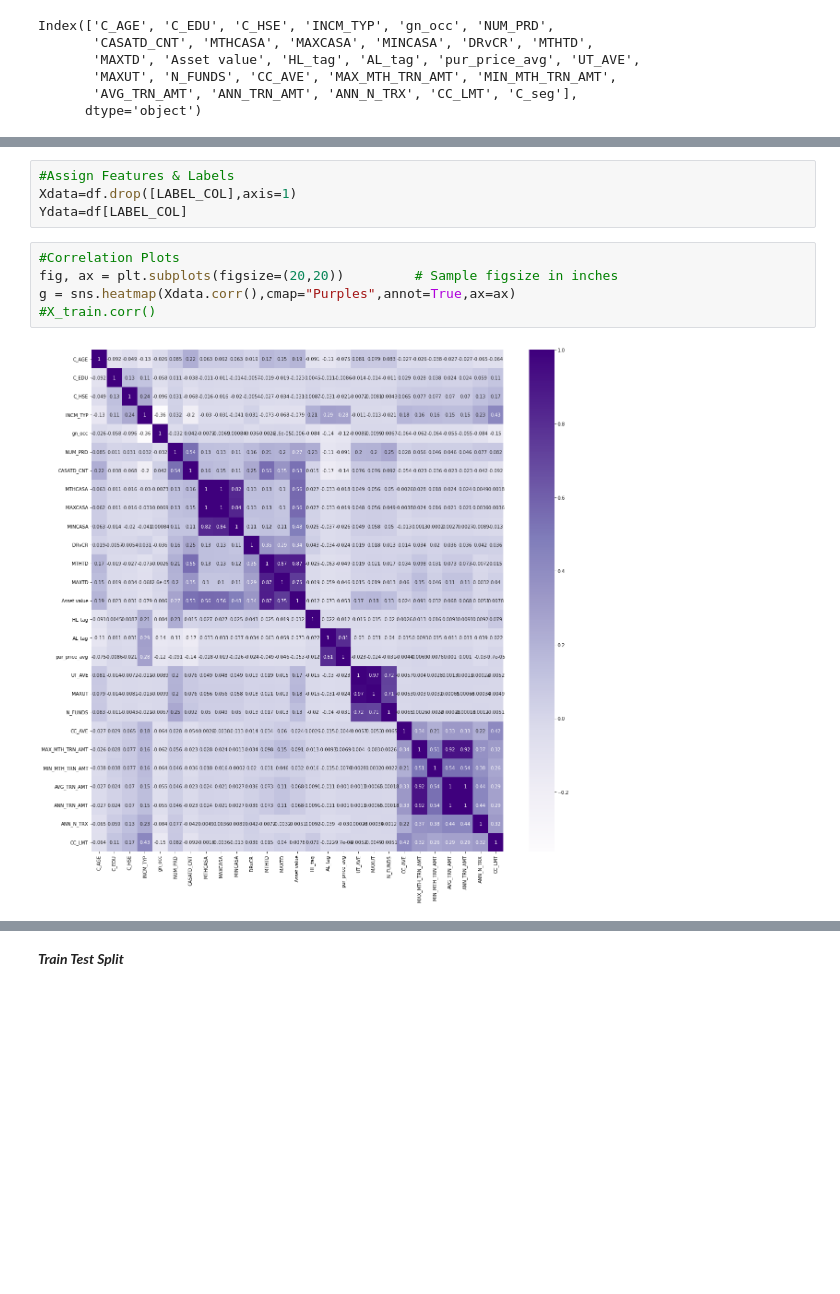
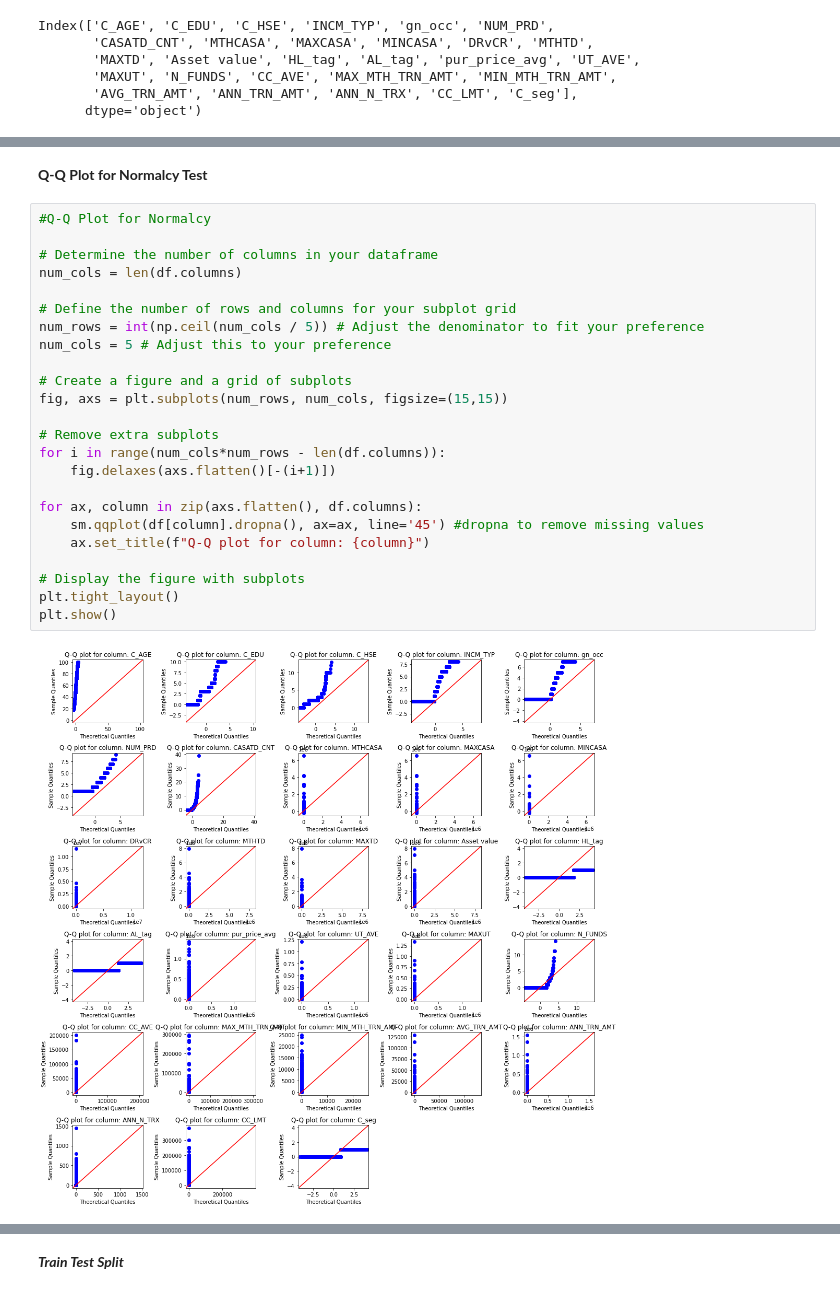
Before and after one commit to VinuKarthek/Machine-Learning, a Jupyter notebook: bank_affluent_classif/development/model.ipynb, the cells around one changed output, grey strips where cells are left out. Cells and saved outputs as stored; diff of their text form; blank space fills up the shorter version.

```diff
--- a/bank_affluent_classif/development/model.ipynb
+++ b/bank_affluent_classif/development/model.ipynb
@@ -135,11 +246,28 @@ p = df.hist(figsize = (20,10),bins=10,layout=(4,8))
-# %%
-#Assign Features & Labels
-Xdata=df.drop([LABEL_COL],axis=1)
-Ydata=df[LABEL_COL]
-# %%
-#Correlation Plots
-fig, ax = plt.subplots(figsize=(20,20))         # Sample figsize in inches
-g = sns.heatmap(Xdata.corr(),cmap="Purples",annot=True,ax=ax)
-#X_train.corr()
-# %% [output]
-[figure, removed]
+# %% [markdown]
+**Q-Q Plot for Normalcy Test**
+# %%
+#Q-Q Plot for Normalcy
+
+# Determine the number of columns in your dataframe
+num_cols = len(df.columns)
+
+# Define the number of rows and columns for your subplot grid
+num_rows = int(np.ceil(num_cols / 5)) # Adjust the denominator to fit your preference
+num_cols = 5 # Adjust this to your preference
+
+# Create a figure and a grid of subplots
+fig, axs = plt.subplots(num_rows, num_cols, figsize=(15,15))
+
+# Remove extra subplots
+for i in range(num_cols*num_rows - len(df.columns)):
+    fig.delaxes(axs.flatten()[-(i+1)])
+
+for ax, column in zip(axs.flatten(), df.columns):
+    sm.qqplot(df[column].dropna(), ax=ax, line='45') #dropna to remove missing values
+    ax.set_title(f"Q-Q plot for column: {column}")
+
+# Display the figure with subplots
+plt.tight_layout()
+plt.show()
+# %% [output]
+[figure, added]
```
Also changed, not shown: parts of 40 cells of this notebook.
